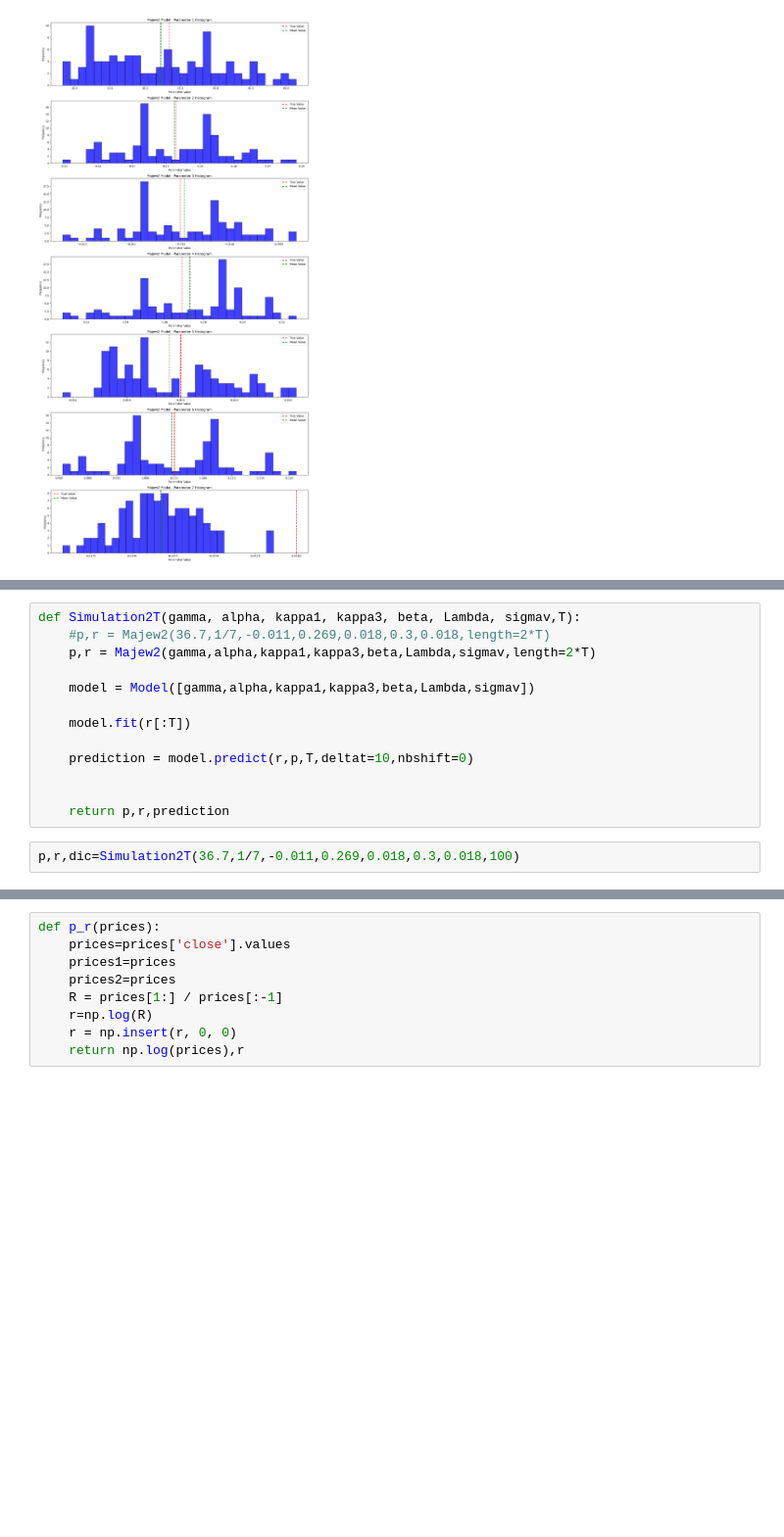
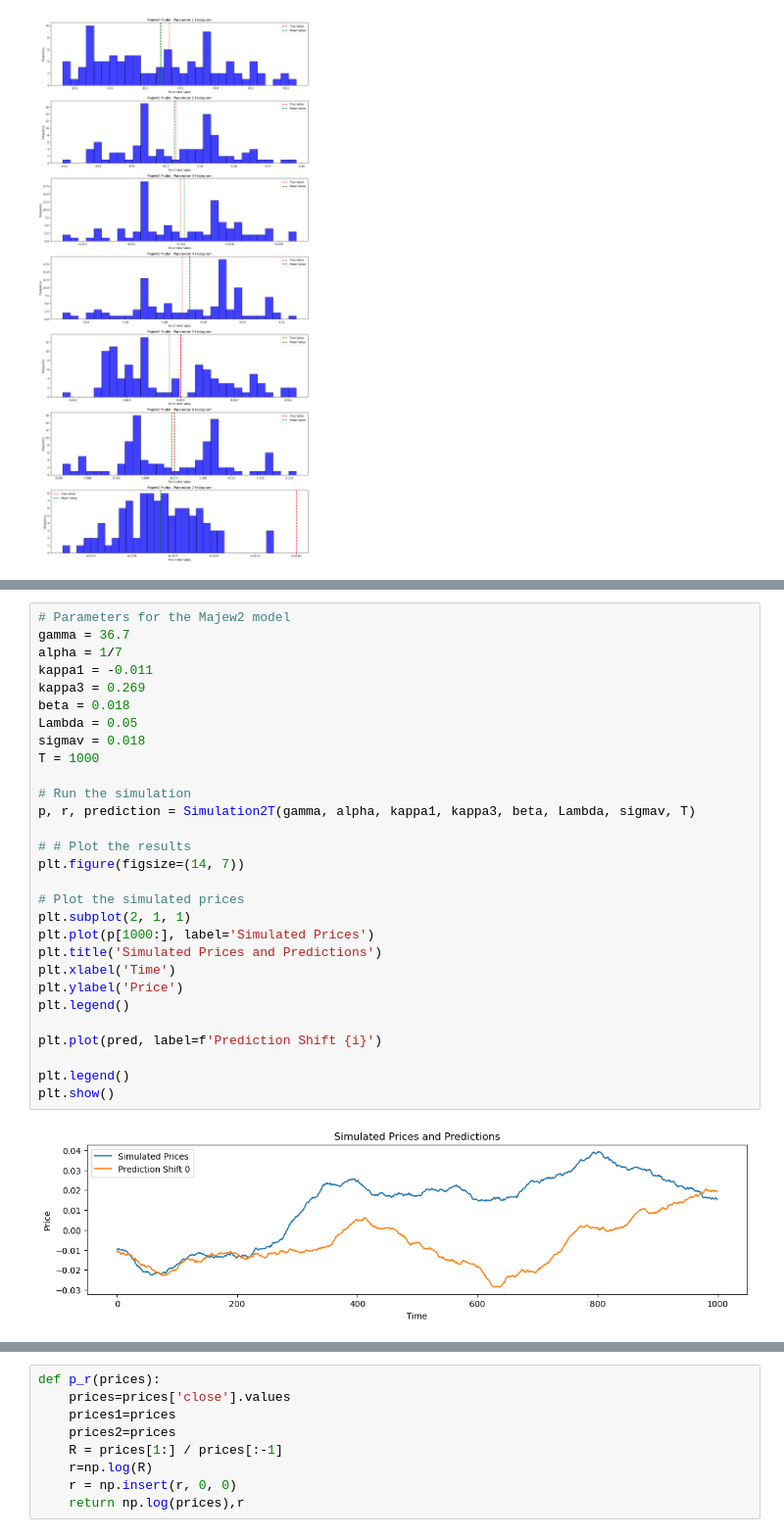
Before and after one commit to GhilesKemiche/ABM-Calibration, a Jupyter notebook: Code.ipynb, the cells around one changed output, grey strips where cells are left out. Shown at 98% size. Saved outputs shown, nothing was run; the diff lists cells and outputs as text; blank space fills up the shorter version.

```diff
--- a/Code.ipynb
+++ b/Code.ipynb
@@ -626,15 +564,0 @@ class Model:
-# %%
-def Simulation2T(gamma, alpha, kappa1, kappa3, beta, Lambda, sigmav,T):
-    #p,r = Majew2(36.7,1/7,-0.011,0.269,0.018,0.3,0.018,length=2*T)
-    p,r = Majew2(gamma,alpha,kappa1,kappa3,beta,Lambda,sigmav,length=2*T)
-
-    model = Model([gamma,alpha,kappa1,kappa3,beta,Lambda,sigmav])
-
-    model.fit(r[:T])
-
-    prediction = model.predict(r,p,T,deltat=10,nbshift=0)
-
-
-    return p,r,prediction
-# %%
-p,r,dic=Simulation2T(36.7,1/7,-0.011,0.269,0.018,0.3,0.018,100)
@@ -703,0 +739,31 @@ précision = 0.0010899622887261433 , normalized precision = 0.19203182004233854,
+# %%
+# Parameters for the Majew2 model
+gamma = 36.7
+alpha = 1/7
+kappa1 = -0.011
+kappa3 = 0.269
+beta = 0.018
+Lambda = 0.05
+sigmav = 0.018
+T = 1000
+
+# Run the simulation
+p, r, prediction = Simulation2T(gamma, alpha, kappa1, kappa3, beta, Lambda, sigmav, T)
+
+# # Plot the results
+plt.figure(figsize=(14, 7))
+
+# Plot the simulated prices
+plt.subplot(2, 1, 1)
+plt.plot(p[1000:], label='Simulated Prices')
+plt.title('Simulated Prices and Predictions')
+plt.xlabel('Time')
+plt.ylabel('Price')
+plt.legend()
+
+plt.plot(pred, label=f'Prediction Shift {i}')
+
+plt.legend()
+plt.show()
+# %% [output]
+[figure, added]
```
Also changed, not shown: parts of 14 cells of this notebook.
